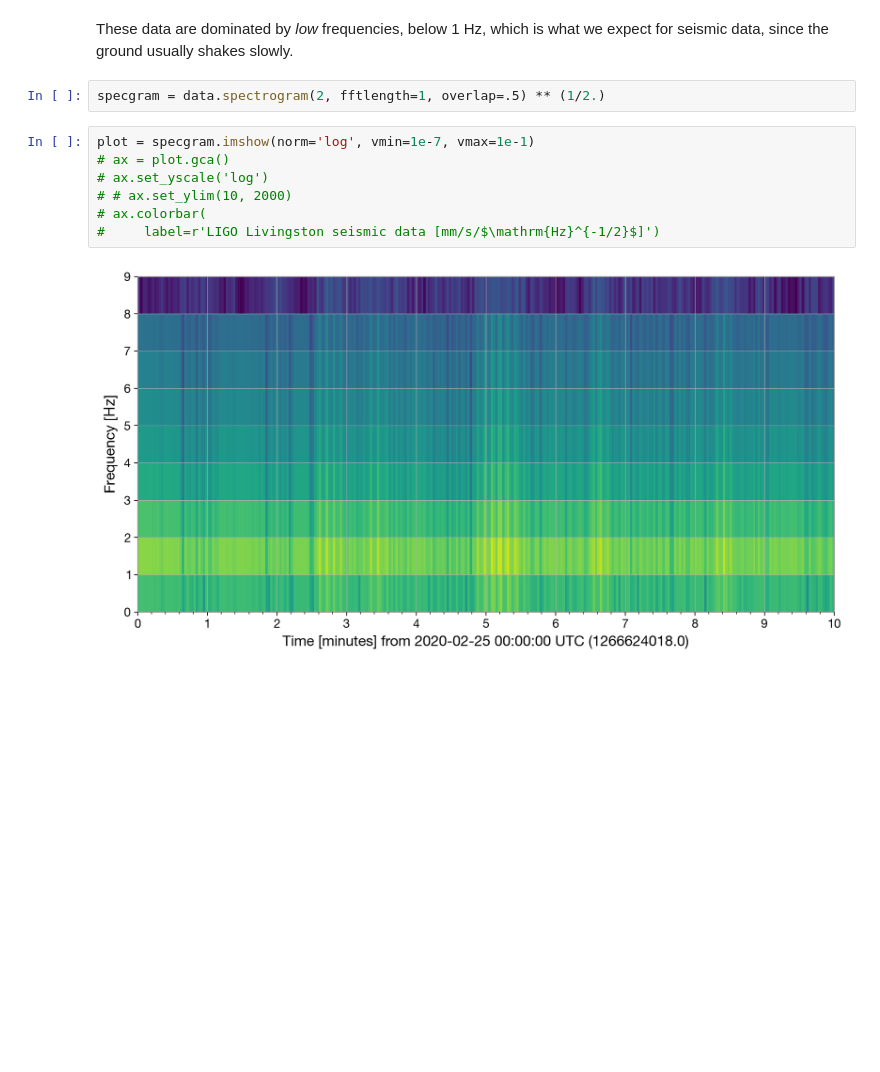
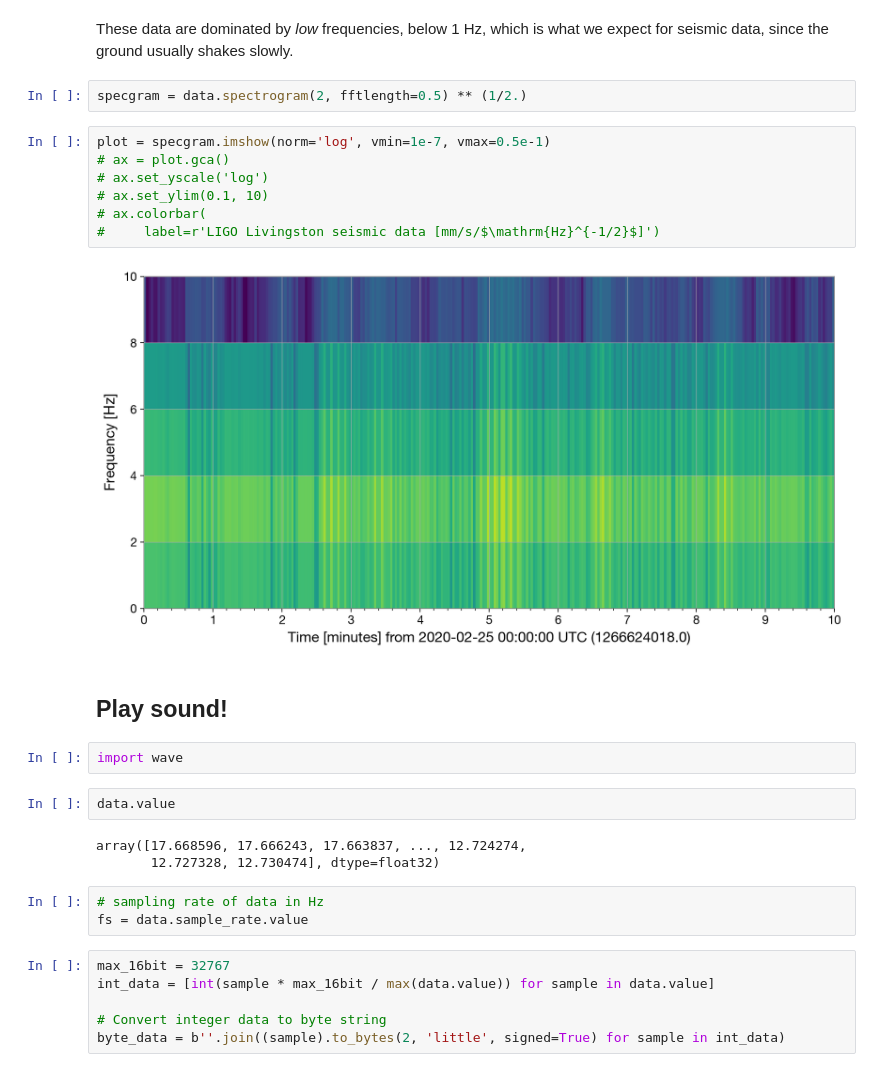
Before and after one commit to maxisi/gwtunes, a Jupyter notebook: auxiliary_example.ipynb, the cells around one changed output. Cells and saved outputs as stored; diff of their text form; blank space fills up the shorter version.

```diff
--- a/auxiliary_example.ipynb
+++ b/auxiliary_example.ipynb
@@ -57,13 +57,31 @@ data_asd.plot(title="LIGO Livingston seismic data", ylabel=r"ASD [mm/s/$\mathrm{
 # %% [markdown]
 These data are dominated by _low_ frequencies, below 1 Hz, which is what we expect for seismic data, since the ground usually shakes slowly.
 # %%
-specgram = data.spectrogram(2, fftlength=1, overlap=.5) ** (1/2.)
+specgram = data.spectrogram(2, fftlength=0.5) ** (1/2.)
 # %%
-plot = specgram.imshow(norm='log', vmin=1e-7, vmax=1e-1)
+plot = specgram.imshow(norm='log', vmin=1e-7, vmax=0.5e-1)
 # ax = plot.gca()
 # ax.set_yscale('log')
-# # ax.set_ylim(10, 2000)
+# ax.set_ylim(0.1, 10)
 # ax.colorbar(
 #     label=r'LIGO Livingston seismic data [mm/s/$\mathrm{Hz}^{-1/2}$]')
 # %% [output]
-[figure, old version]
+[figure, new version]
+# %% [markdown]
+## Play sound!
+# %%
+import wave
+# %%
+data.value
+# %% [output]
+array([17.668596, 17.666243, 17.663837, ..., 12.724274,
+       12.727328, 12.730474], dtype=float32)
+# %%
+# sampling rate of data in Hz
+fs = data.sample_rate.value
+# %%
+max_16bit = 32767
+int_data = [int(sample * max_16bit / max(data.value)) for sample in data.value]
+
+# Convert integer data to byte string
+byte_data = b''.join((sample).to_bytes(2, 'little', signed=True) for sample in int_data)
```
Also changed, not shown: parts of 1 cell of this notebook.
